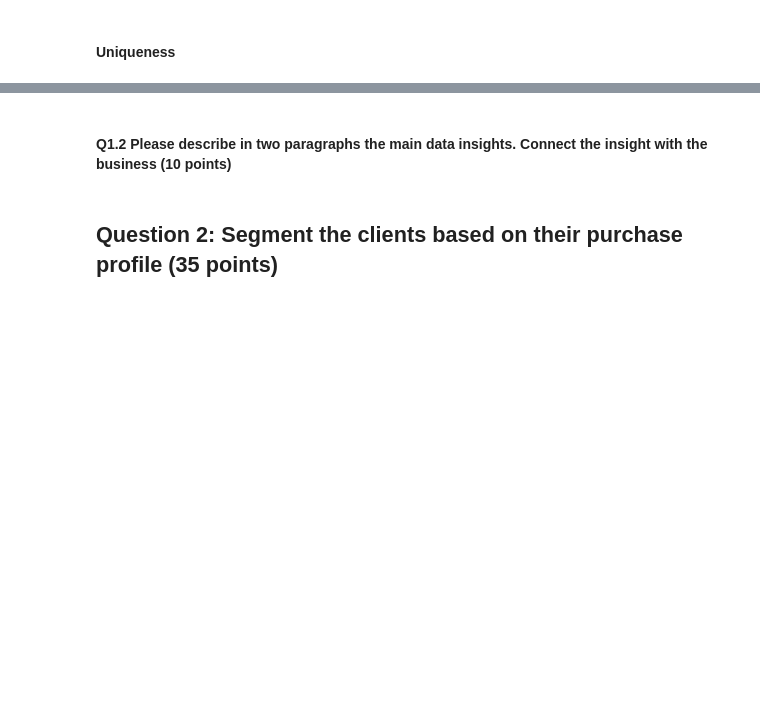
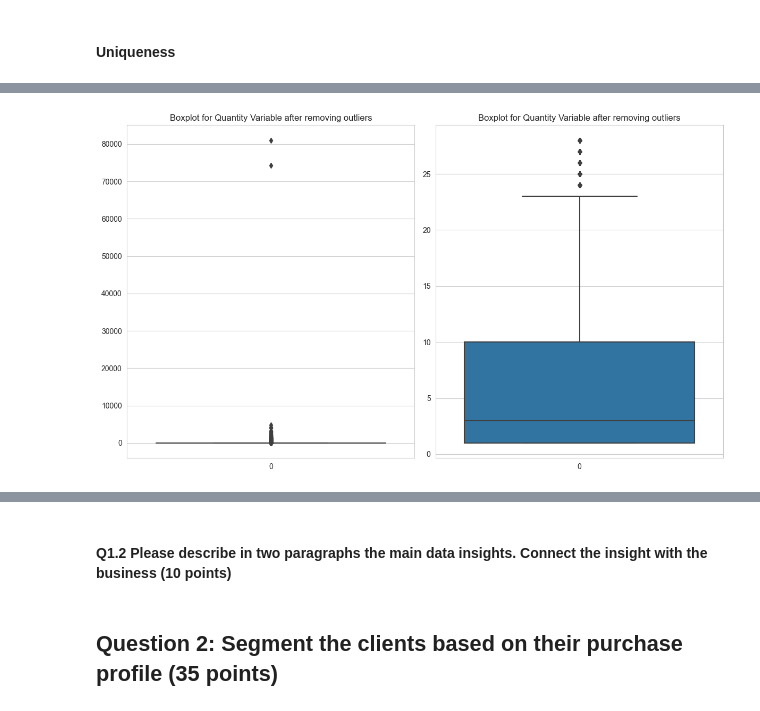
Before and after one commit to xxashwoodxx/Retail, a Jupyter notebook: Assignment 2 FarTrend.ipynb, the cells around one changed output, grey strips where cells are left out. Drawn from its saved outputs; the diff is of its cells as text; code cells hidden in the pictures; blank space fills up the shorter version.

```diff
--- a/Assignment 2 FarTrend.ipynb
+++ b/Assignment 2 FarTrend.ipynb
@@ -303,0 +406,29 @@ dtype: int64
+# %%
+variable = 'Quantity'
+eda_quantity = retail_eda_distribution.copy()
+
+Q1 = eda_quantity[variable].quantile(0.25)
+Q3 = eda_quantity[variable].quantile(0.75)
+
+IQR = Q3-Q1
+
+upper_bound = 2
+lower_bound = 1.5
+
+eda_quantity = eda_quantity[~((eda_quantity[variable]<(Q1-lower_bound*IQR)) | (eda_quantity[variable]>(Q3+upper_bound*IQR)))]
+# %%
+# Plotting the boxplots side by side
+fig, axes = plt.subplots(1, 2, figsize=(12, 7))  # Create a figure and a set of subplots
+
+# Boxplot before removing outliers
+sns.boxplot(retail_eda_distribution['Quantity'], ax=axes[0])
+axes[0].set_title('Boxplot for Quantity Variable after removing outliers')
+
+# Boxplot after removing outliers
+sns.boxplot(eda_quantity['Quantity'], ax=axes[1])
+axes[1].set_title("Boxplot for Quantity Variable after removing outliers")
+
+plt.tight_layout()  # Adjust the padding between and around subplots
+plt.show()  # Display the plots
+# %% [output]
+[figure, added]
```
Also changed, not shown: parts of 29 cells of this notebook.
